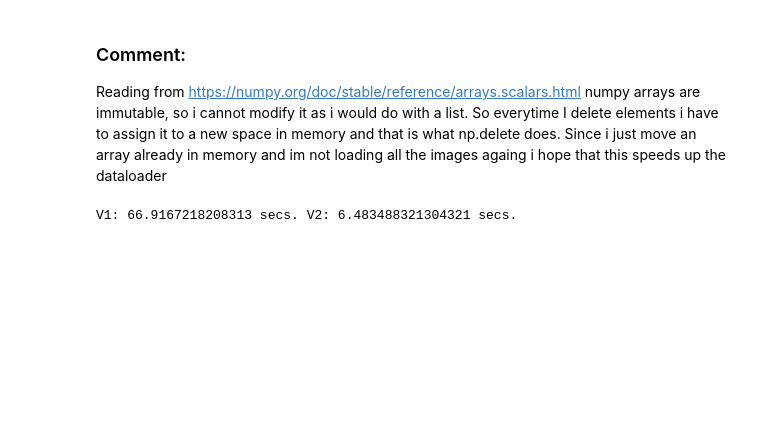
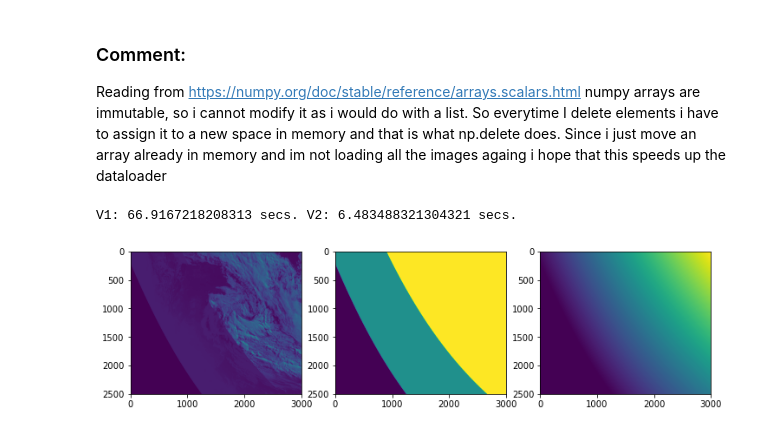
Before and after one commit to francomozo/deepCloud, a Jupyter notebook: nb-load-images.ipynb, the cells around one changed output. Saved outputs shown, nothing was run; the diff lists cells and outputs as text; code cells hidden in the pictures; blank space fills up the shorter version.

Commit message:
:cyclone: utils.get_cosangs_mask

```diff
--- a/nb-load-images.ipynb
+++ b/nb-load-images.ipynb
@@ -261,3 +261,45 @@ dl_sw_v2_time = end - start
 print(f'V1: {dl_sw_time} secs. V2: {dl_sw_v2_time} secs.')
 # %% [output]
 V1: 66.9167218208313 secs. V2: 6.483488321304321 secs.
+# %%
+# Use of cosz to determine which part of the image to use
+
+# load_img func
+meta_path='/solar/sat/art-rrr/ART_G010x010RR_C010x010/meta'
+img_name='ART_2020144_112016.FR'
+mk_folder_path='/solar/sat/art-rrr/ART_G010x010RR_C010x010/C02-MK/2020'
+img_folder_path='/solar/sat/art-rrr/ART_G010x010RR_C010x010/C02-FR/2020'
+
+lats, lons = pf.read_meta(meta_path)
+
+dtime = pf.get_dtime(img_name)
+
+cosangs, cos_mask = pf.get_cosangs(dtime, lats, lons)
+
+img_mask = pf.load_mask(
+    img_name, mk_folder_path, lats.size, lons.size
+)
+
+img = pf.load_img(
+    img_name, img_folder_path, lats.size, lons.size
+)
+rimg = cv.inpaint(img, img_mask, 3, cv.INPAINT_NS)
+rp_image = pf.normalize(rimg, cosangs, 0.15)
+# %%
+cosz = cosangs.copy()
+
+# idx = np.where(rp_image[-1] == 0)[0][-1]
+# cosangs[-1, idx+1]
+
+# the black region on the image corresponds to cosangs==0
+#cosz[cosangs <= 0] = 0
+cosz[(0 < cosangs) & (cosangs <= 0.15)] = 0.5
+cosz[0.15 < cosangs] = 1
+
+fig, ax = plt.subplots(ncols=3)
+ax[0].imshow(rp_image)
+ax[1].imshow(cosz)
+ax[2].imshow(cosangs)
+plt.show()
+# %% [output]
+[figure, added]
```
Also changed, not shown: parts of 1 cell of this notebook, 1 other file.
